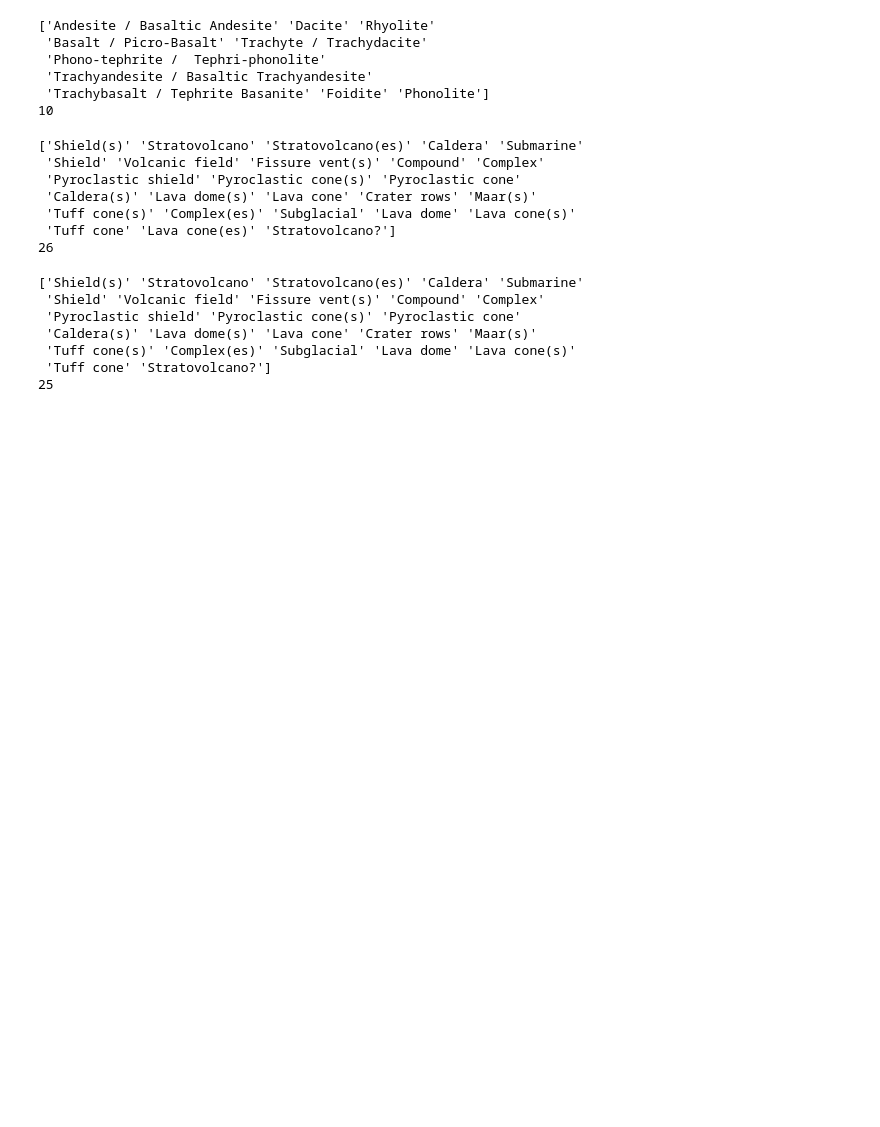
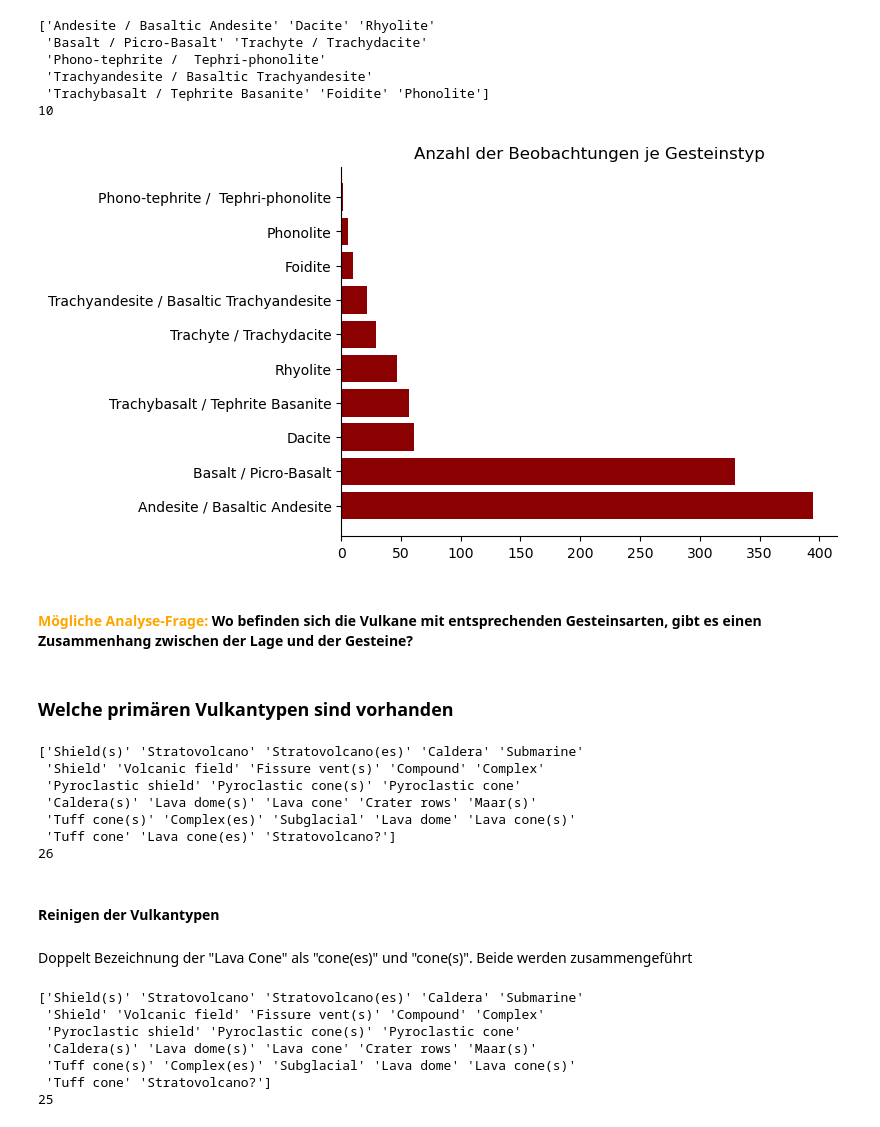
Before and after one commit to SylviaZartmann/DataAnalytics, a Jupyter notebook: P_Volcano/Volcano.ipynb, the cells around one changed output. Saved outputs shown, nothing was run; the diff lists cells and outputs as text; code cells hidden in the pictures; blank space fills up the shorter version.

```diff
--- a/P_Volcano/Volcano.ipynb
+++ b/P_Volcano/Volcano.ipynb
@@ -156,6 +172,29 @@ print(volcano['major_rock_1'].nunique())
  'Trachyandesite / Basaltic Trachyandesite'
  'Trachybasalt / Tephrite Basanite' 'Foidite' 'Phonolite']
 10
+# %%
+# Zählen der Anzahl der Gesteine
+major_rock_1_counts = volcano['major_rock_1'].value_counts()
+
+# Erstellen des Balkendiagramms
+plt.barh(major_rock_1_counts.index, major_rock_1_counts.values, color="darkred")
+
+# Beschriftungen hinzufügen
+plt.ylabel('')
+plt.xlabel('')
+plt.title('Anzahl der Beobachtungen je Gesteinstyp')
+
+plt.gca().spines['top'].set_visible(False)
+plt.gca().spines['right'].set_visible(False)
+
+# Diagramm anzeigen
+plt.show()
+# %% [output]
+[figure, added]
+# %% [markdown]
+#### <font color="orange">Mögliche Analyse-Frage:</font> Wo befinden sich die Vulkane mit entsprechenden Gesteinsarten, gibt es einen Zusammenhang zwischen der Lage und der Gesteine?
+# %% [markdown]
+### Welche primären Vulkantypen sind vorhanden
 # %%
 print(volcano.primary_volcano_type.unique())
 print(volcano.primary_volcano_type.nunique())
@@ -167,4 +206,8 @@ print(volcano.primary_volcano_type.nunique())
  'Tuff cone(s)' 'Complex(es)' 'Subglacial' 'Lava dome' 'Lava cone(s)'
  'Tuff cone' 'Lava cone(es)' 'Stratovolcano?']
 26
+# %% [markdown]
+#### Reinigen der Vulkantypen
+# %% [markdown]
+Doppelt Bezeichnung der "Lava Cone" als "cone(es)" und "cone(s)". Beide werden zusammengeführt
 # %%
```
Also changed, not shown: parts of 26 cells of this notebook.
